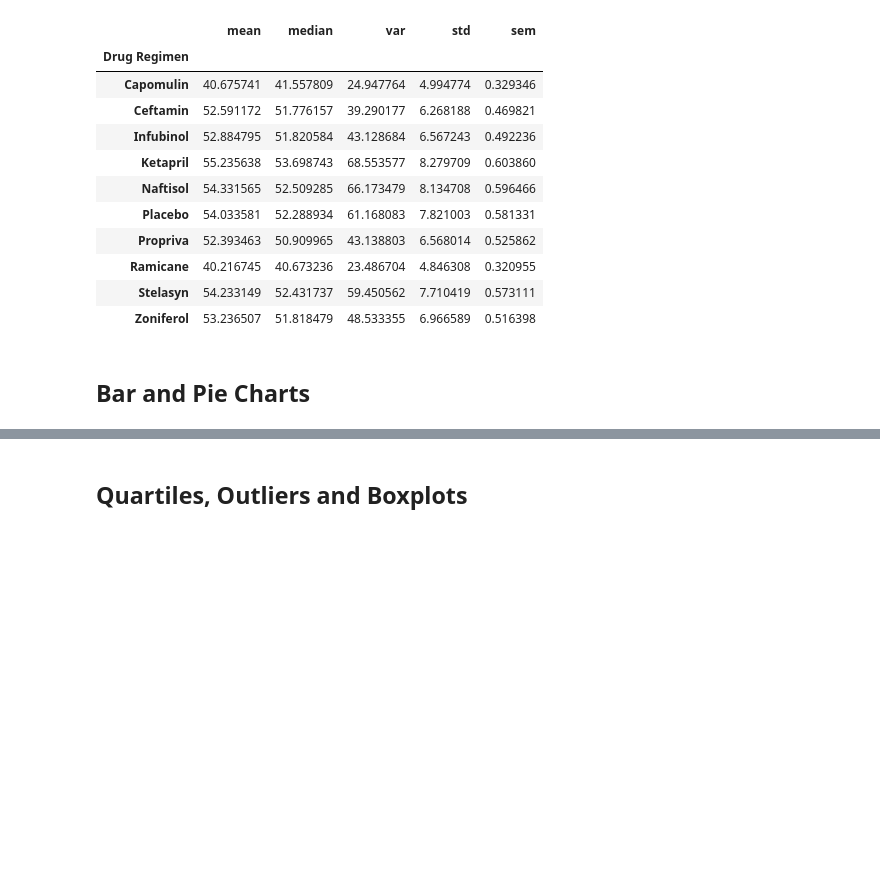
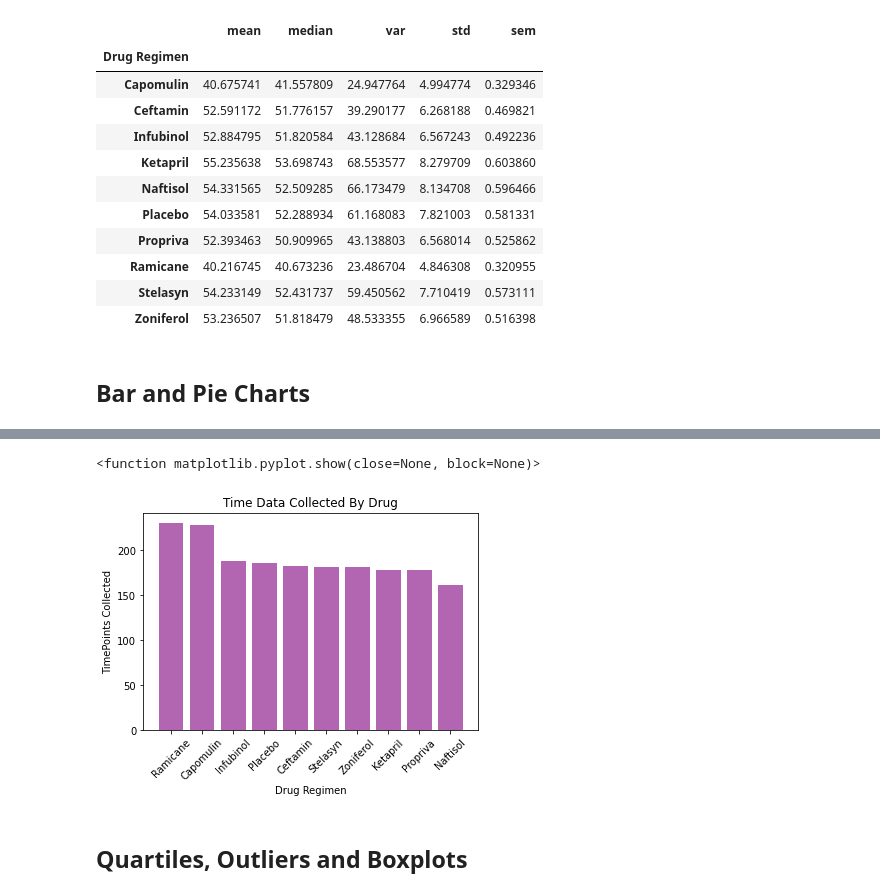
Before and after one commit to taylorsyde/Pymaceuticals-Analysis, a Jupyter notebook: pymaceuticals.ipynb, the cells around one changed output, grey strips where cells are left out. Saved outputs shown, nothing was run; the diff lists cells and outputs as text; code cells hidden in the pictures; blank space fills up the shorter version.

Commit message:
time data by drug collected

```diff
--- a/pymaceuticals.ipynb
+++ b/pymaceuticals.ipynb
@@ -168,5 +184,17 @@ by_regimen['Tumor Volume (mm3)'].aggregate(['mean','median','var','std','sem'])
 # %%
-# Generate a bar plot showing the total number of timepoints for all mice tested for each drug regimen using Pandas.
+# Generate a bar plot showing the total number of timepoints for all mice tested for each drug regimen using Panda
+time_by_drug = complete_data['Drug Regimen'].value_counts()
+drug_names = complete_data['Drug Regimen'].unique()
+
+plt.bar(drug_names,time_by_drug,color="purple",alpha=0.6)
+plt.xticks(rotation = 45)
+plt.title('Time Data Collected By Drug')
+plt.xlabel('Drug Regimen')
+plt.ylabel('TimePoints Collected')
+plt.show
+# %% [output]
+<function matplotlib.pyplot.show(close=None, block=None)>
+[figure, added]
 # %%
 # Generate a bar plot showing the total number of timepoints for all mice tested for each drug regimen using pyplot.
 # %%
```
Also changed, not shown: parts of 1 cell of this notebook.
